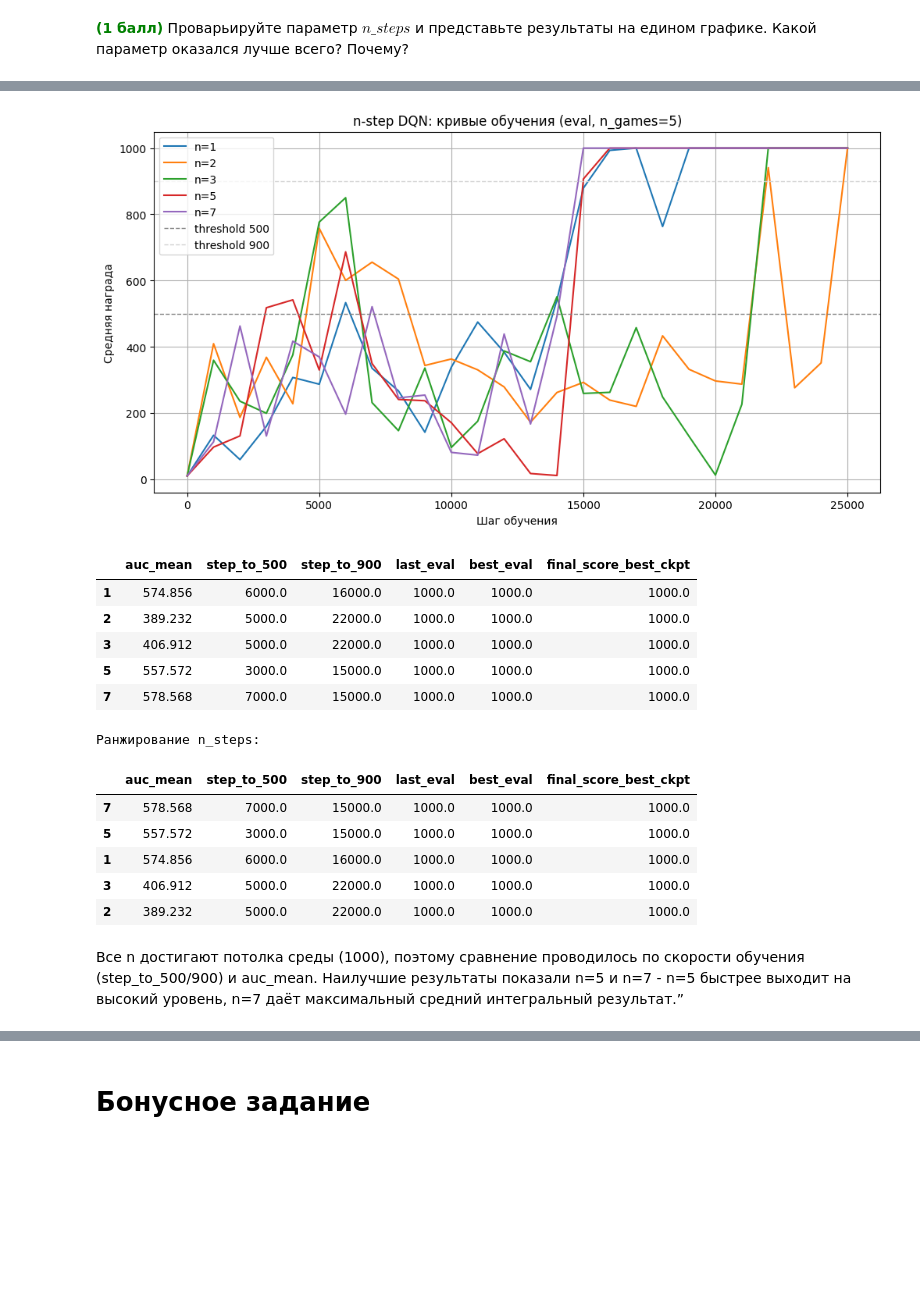
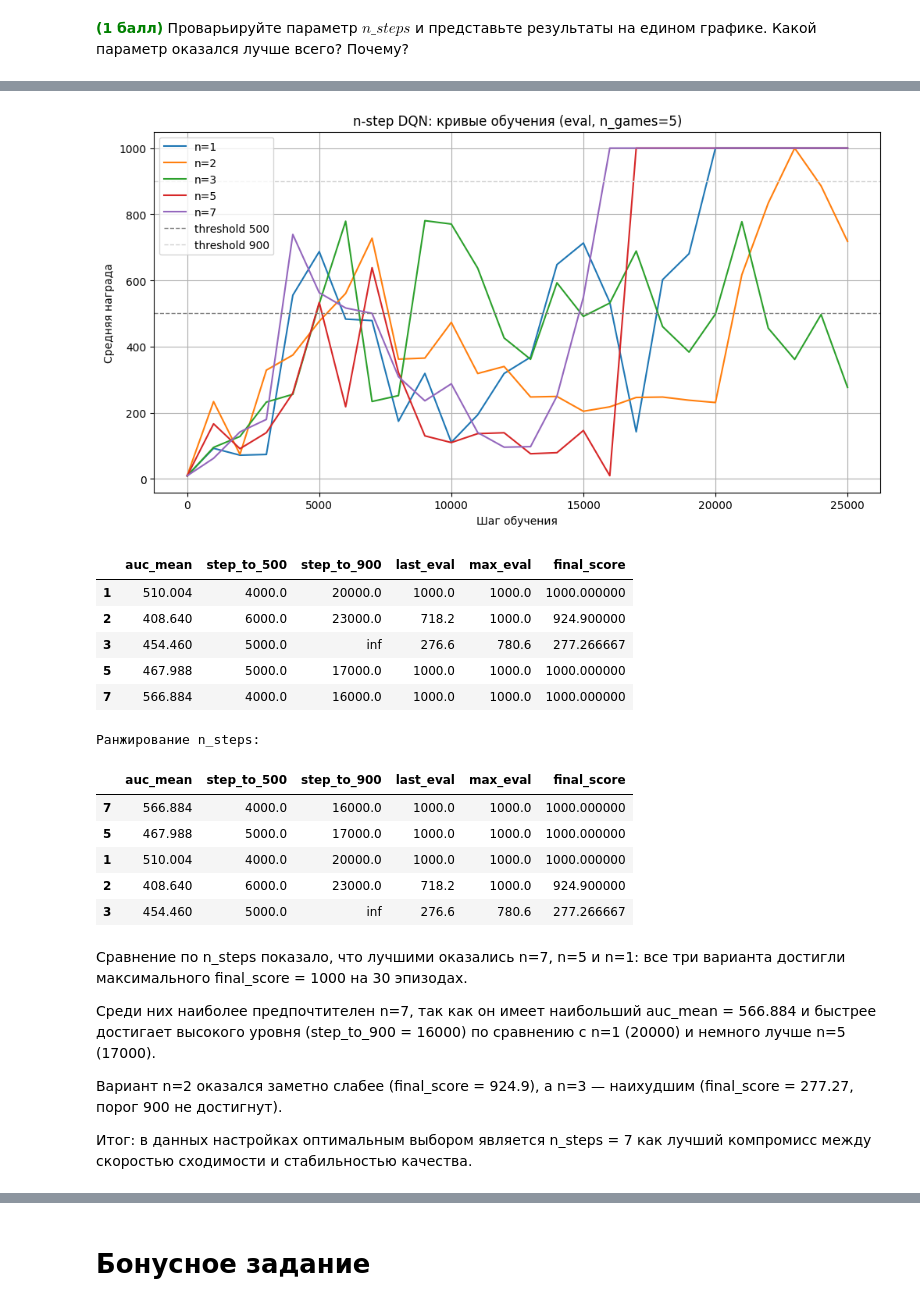
Before and after one commit to oncominglane/rl_mipt_course, a Jupyter notebook: tasks/task3/Q_обучение_Тулупов_Николай_Дмитриевич_Б01-204.ipynb, the cells around one changed output, grey strips where cells are left out. Cells and saved outputs as stored; diff of their text form; code cells hidden in the pictures; blank space fills up the shorter version.

Commit message:
deleted best checkpoint logic

```diff
--- a/tasks/task3/Q_обучение_Тулупов_Николай_Дмитриевич_Б01-204.ipynb
+++ b/tasks/task3/Q_обучение_Тулупов_Николай_Дмитриевич_Б01-204.ipynb
@@ -1160,4 +1128,0 @@ for step in trange(total_steps + 1):
-# %%
-if best_state_dueling is not None:
-    agent.load_state_dict(best_state_dueling)
-    print(f"Loaded best Dueling checkpoint: {best_eval_dueling:.2f}")
@@ -1415,11 +1375,7 @@ for step in trange(total_steps + 1):
         initial_state_q_values = agent.get_qvalues([make_env().reset()[0]])
         initial_state_v_history.append(np.max(initial_state_q_values))
 
-        if eval_rw > best_eval_multistep:
-            best_eval_multistep = eval_rw
-            best_state_multistep = {k: v.detach().cpu().clone() for k, v in agent.state_dict().items()}
-
-        print(f"step={step} buffer={len(exp_replay)} eps={agent.epsilon:.4f} eval={eval_rw:.2f} best={best_eval_multistep:.2f}")
+        print(f"step={step} buffer={len(exp_replay)} eps={agent.epsilon:.4f} eval={eval_rw:.2f}")
 
         print("размер буфера = %i, epsilon = %.5f" % (len(exp_replay), agent.epsilon))
 
@@ -1452,4 +1407,0 @@ for step in trange(total_steps + 1):
-# %%
-if best_state_multistep is not None:
-    agent.load_state_dict(best_state_multistep)
-    print(f"Loaded best Multistep checkpoint: {best_eval_multistep:.2f}")
@@ -1501,14 +1451,11 @@ for n_steps_return in n_grid:
 
     exp_replay = ReplayBuffer_multistep(10**4, gamma=gamma, n_steps=n_steps_return)
 
-    # прогрев буфера
+
     for _ in range(100):
         play_and_record_multistep(state, agent, env, exp_replay, n_steps=100)
         if len(exp_replay) == 10**4:
             break
-
-    best_eval = -np.inf
-    best_state = None
     eval_history = []
 
     state, _ = env.reset()
@@ -1535,18 +1482,12 @@ for n_steps_return in n_grid:
             eval_rw = evaluate(make_env(), agent, n_games=5, greedy=True, t_max=1000)
             eval_history.append(eval_rw)
 
-            if eval_rw > best_eval:
-                best_eval = eval_rw
-                best_state = {k: v.detach().cpu().clone() for k, v in agent.state_dict().items()}
-
     # финальная оценка лучшего чекпоинта
-    if best_state is not None:
-        agent.load_state_dict(best_state)
 
     final_score = evaluate(make_env(), agent, n_games=30, greedy=True, t_max=1000)
     results[n_steps_return] = final_score
     curves[n_steps_return] = eval_history
 
-    print(f"best_eval(5 games)={best_eval:.2f}, final_score(30 games)={final_score:.2f}")
+    print(f"final_score(30 games)={final_score:.2f}")
 # %% [output]
 === n_steps = 1 ===
@@ -1609,52 +1550,57 @@ for n, hist in curves.items():
         "auc_mean": auc_mean,
         "step_to_500": t500,
         "step_to_900": t900,
         "last_eval": last_eval,
-        "best_eval": float(np.max(y)),
-        "final_score_best_ckpt": float(results.get(n, np.nan)),
+        "max_eval": float(np.max(y)),
+        "final_score": float(results.get(n, np.nan)),
     }
 
 # 1) Единый график кривых
 plt.figure(figsize=(12, 6))
 for n, hist in curves.items():
     x = np.arange(len(hist)) * eval_freq
     plt.plot(x, hist, label=f"n={n}")
 plt.axhline(500, color="gray", linestyle="--", linewidth=1, label="threshold 500")
 plt.axhline(900, color="lightgray", linestyle="--", linewidth=1, label="threshold 900")
 plt.title("n-step DQN: кривые обучения (eval, n_games=5)")
 plt.xlabel("Шаг обучения")
 plt.ylabel("Средняя награда")
 plt.grid(True)
 plt.legend()
 plt.show()
 
 # 2) Таблица метрик для сравнения n
 import pandas as pd
 df = pd.DataFrame(summary).T.sort_index()
 display(df)
 
 # 3) Ранжирование: быстрее до 900, потом выше auc_mean
 rank = df.sort_values(by=["step_to_900", "auc_mean"], ascending=[True, False])
 print("Ранжирование n_steps:")
 display(rank)
 # %% [output]
-[figure, old version]
+[figure, new version]
-|  | auc_mean | step_to_500 | step_to_900 | last_eval | best_eval | final_score_best_ckpt |
-| 1 | 574.856 | 6000.0 | 16000.0 | 1000.0 | 1000.0 | 1000.0 |
-| 2 | 389.232 | 5000.0 | 22000.0 | 1000.0 | 1000.0 | 1000.0 |
-| 3 | 406.912 | 5000.0 | 22000.0 | 1000.0 | 1000.0 | 1000.0 |
-| 5 | 557.572 | 3000.0 | 15000.0 | 1000.0 | 1000.0 | 1000.0 |
-| 7 | 578.568 | 7000.0 | 15000.0 | 1000.0 | 1000.0 | 1000.0 |
+|  | auc_mean | step_to_500 | step_to_900 | last_eval | max_eval | final_score |
+| 1 | 510.004 | 4000.0 | 20000.0 | 1000.0 | 1000.0 | 1000.000000 |
+| 2 | 408.640 | 6000.0 | 23000.0 | 718.2 | 1000.0 | 924.900000 |
+| 3 | 454.460 | 5000.0 | inf | 276.6 | 780.6 | 277.266667 |
+| 5 | 467.988 | 5000.0 | 17000.0 | 1000.0 | 1000.0 | 1000.000000 |
+| 7 | 566.884 | 4000.0 | 16000.0 | 1000.0 | 1000.0 | 1000.000000 |
 Ранжирование n_steps:
-|  | auc_mean | step_to_500 | step_to_900 | last_eval | best_eval | final_score_best_ckpt |
-| 7 | 578.568 | 7000.0 | 15000.0 | 1000.0 | 1000.0 | 1000.0 |
-| 5 | 557.572 | 3000.0 | 15000.0 | 1000.0 | 1000.0 | 1000.0 |
-| 1 | 574.856 | 6000.0 | 16000.0 | 1000.0 | 1000.0 | 1000.0 |
-| 3 | 406.912 | 5000.0 | 22000.0 | 1000.0 | 1000.0 | 1000.0 |
-| 2 | 389.232 | 5000.0 | 22000.0 | 1000.0 | 1000.0 | 1000.0 |
+|  | auc_mean | step_to_500 | step_to_900 | last_eval | max_eval | final_score |
+| 7 | 566.884 | 4000.0 | 16000.0 | 1000.0 | 1000.0 | 1000.000000 |
+| 5 | 467.988 | 5000.0 | 17000.0 | 1000.0 | 1000.0 | 1000.000000 |
+| 1 | 510.004 | 4000.0 | 20000.0 | 1000.0 | 1000.0 | 1000.000000 |
+| 2 | 408.640 | 6000.0 | 23000.0 | 718.2 | 1000.0 | 924.900000 |
+| 3 | 454.460 | 5000.0 | inf | 276.6 | 780.6 | 277.266667 |
-# %% [markdown]
-Все n достигают потолка среды (1000), поэтому сравнение проводилось по скорости обучения (step_to_500/900) и auc_mean.
-Наилучшие результаты показали n=5 и n=7 -  n=5 быстрее выходит на высокий уровень, n=7 даёт максимальный средний интегральный результат.”
+# %% [markdown]
+Сравнение по n_steps показало, что лучшими оказались n=7, n=5 и n=1: все три варианта достигли максимального final_score = 1000 на 30 эпизодах.
+
+Среди них наиболее предпочтителен n=7, так как он имеет наибольший auc_mean = 566.884 и быстрее достигает высокого уровня (step_to_900 = 16000) по сравнению с n=1 (20000) и немного лучше n=5 (17000).
+
+Вариант n=2 оказался заметно слабее (final_score = 924.9), а n=3 — наихудшим (final_score = 277.27, порог 900 не достигнут).
+
+Итог: в данных настройках оптимальным выбором является n_steps = 7 как лучший компромисс между скоростью сходимости и стабильностью качества.
 # %%
 # запись эпизодов
 with RecordVideo(
```
Also changed, not shown: parts of 22 cells of this notebook, 40 other files.
